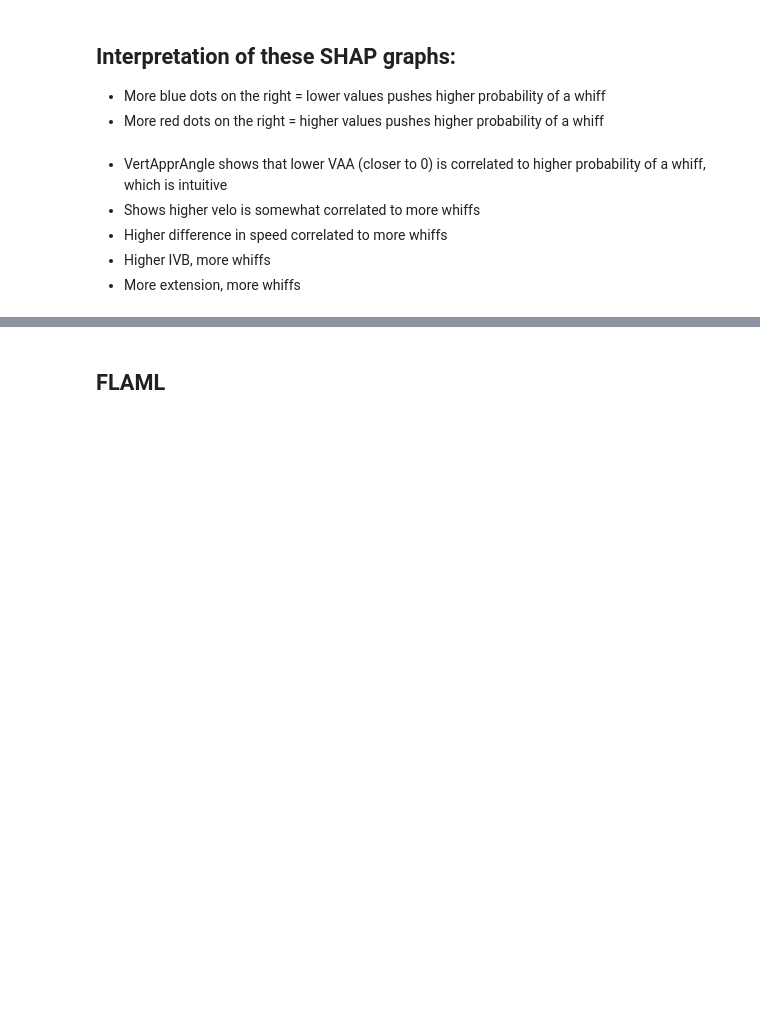
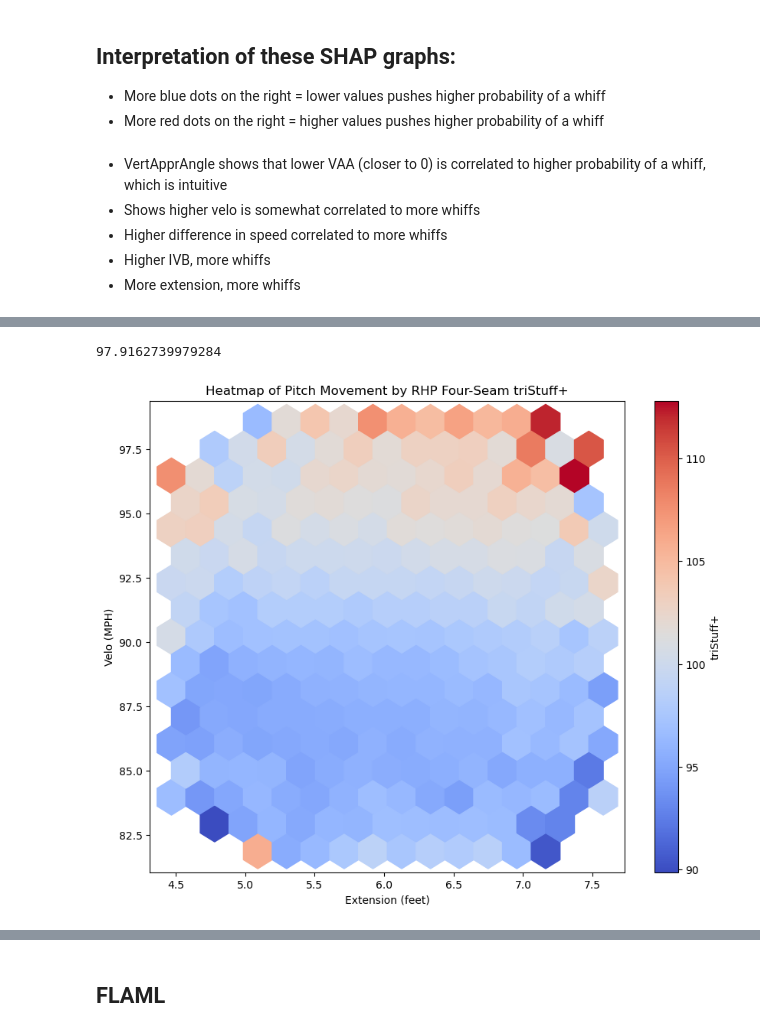
Before and after one commit to jackkalsched/UCSD_Baseball_25, a Jupyter notebook: Pitching/stuff+/stuff_plus.ipynb, the cells around one changed output, grey strips where cells are left out. Drawn from its saved outputs; the diff is of its cells as text; code cells hidden in the pictures; blank space fills up the shorter version.

```diff
--- a/Pitching/stuff+/stuff_plus.ipynb
+++ b/Pitching/stuff+/stuff_plus.ipynb
@@ -943,0 +1015,3 @@ Name: cv_predicted_prob_xgb, dtype: float64
+# %%
+rhp_fastballs = whiff_with_probs[(whiff_with_probs['AutoPitchType'].isin(['Four-Seam'])) & (whiff_with_probs['PitcherThrows'] == 'Right')].copy()
+rhp_fastballs.sort_values(by = ['HorzBreak'], ascending = True)
@@ -943,0 +1032,23 @@ Name: cv_predicted_prob_xgb, dtype: float64
+# %%
+print(rhp_fastballs['triStuff+'].mean())
+# %% [output]
+97.9162739979284
+# %%
+plt.figure(figsize=(10, 8))
+
+hb = plt.hexbin(
+    rhp_fastballs['Extension'],
+    rhp_fastballs['RelSpeed'],
+    C=rhp_fastballs['triStuff+'],
+    gridsize=15,        # controls resolution
+    cmap='coolwarm'
+)
+
+plt.colorbar(hb, label='triStuff+')
+plt.xlabel("Extension (feet)")
+plt.ylabel("Velo (MPH)")
+plt.title("Heatmap of Pitch Movement by RHP Four-Seam triStuff+")
+
+plt.show()
+# %% [output]
+[figure, added]
```
Also changed, not shown: parts of 16 cells of this notebook, 1 other file.
